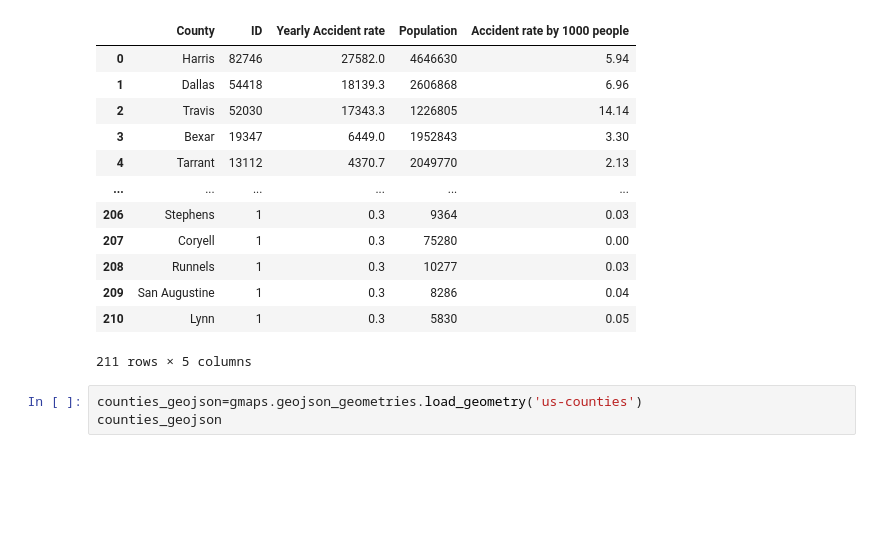
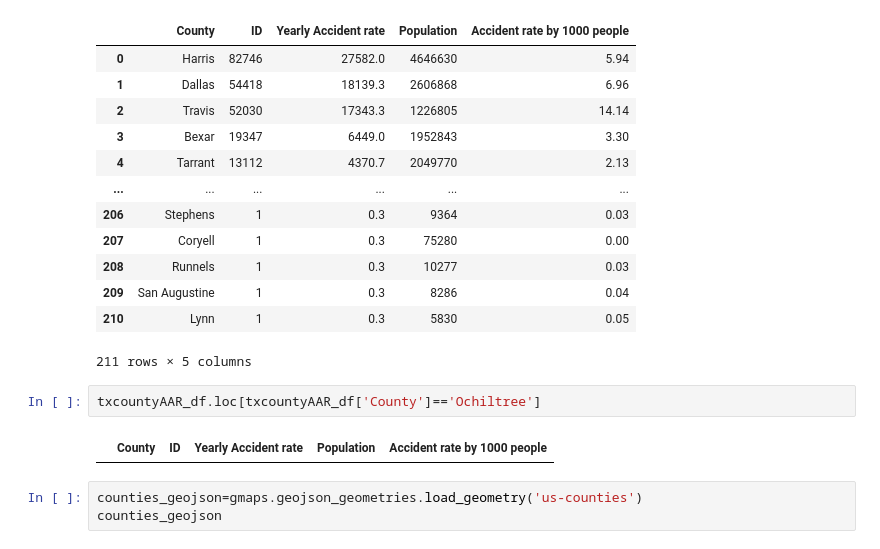
Before and after one commit to ykrasnikov/US-Traffic-Accidents, a Jupyter notebook: CODE_analysis/YK_chart_County_AAR.ipynb, the cells around one changed output. Saved outputs shown, nothing was run; the diff lists cells and outputs as text; blank space fills up the shorter version.

```diff
--- a/CODE_analysis/YK_chart_County_AAR.ipynb
+++ b/CODE_analysis/YK_chart_County_AAR.ipynb
@@ -25,6 +25,10 @@ txcountyAAR_df
 | 209 | San Augustine | 1 | 0.3 | 8286 | 0.04 |
 | 210 | Lynn | 1 | 0.3 | 5830 | 0.05 |
 211 rows × 5 columns
+# %%
+txcountyAAR_df.loc[txcountyAAR_df['County']=='Ochiltree']
+# %% [output]
+|  | County | ID | Yearly Accident rate | Population | Accident rate by 1000 people |
 # %%
 counties_geojson=gmaps.geojson_geometries.load_geometry('us-counties')
 counties_geojson
```
Also changed, not shown: parts of 6 cells of this notebook, 26 other files.
